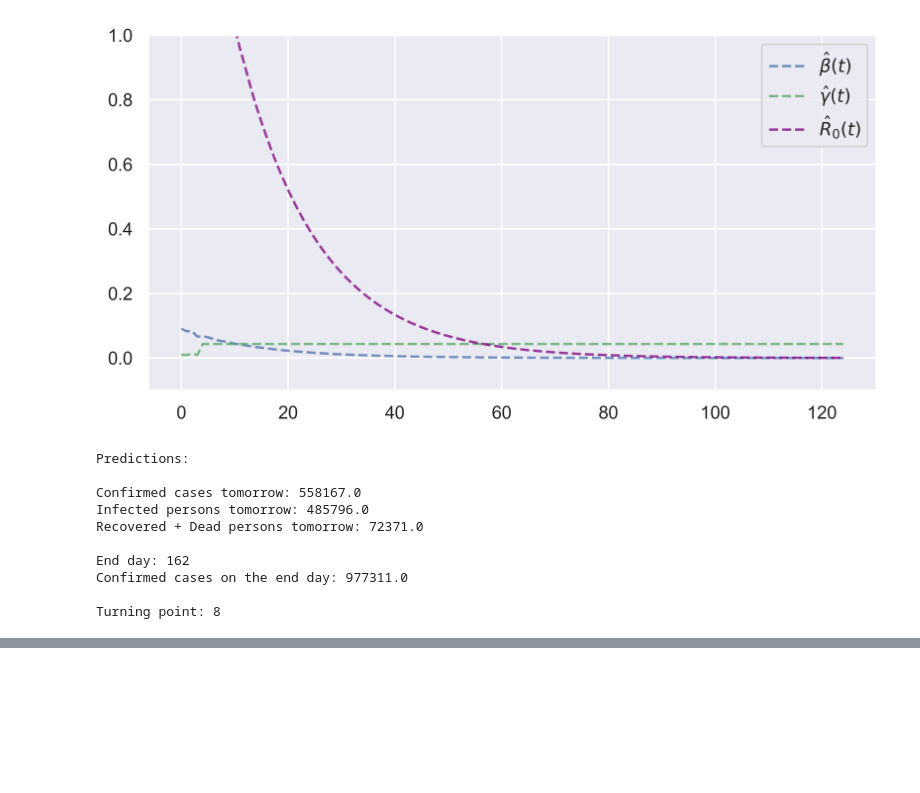
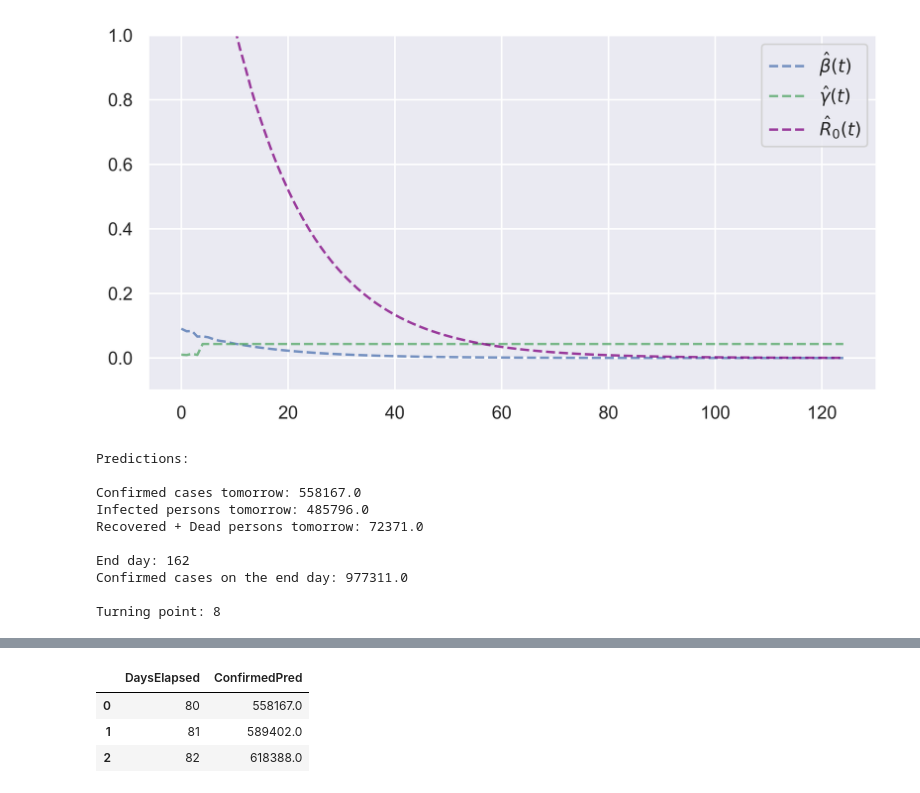
Before and after one commit to ishaandey/covid-19, a Jupyter notebook: SIR_time_dependent_US.ipynb, the cells around one changed output, grey strips where cells are left out. Saved outputs shown, nothing was run; the diff lists cells and outputs as text; code cells hidden in the pictures; blank space fills up the shorter version.

```diff
--- a/SIR_time_dependent_US.ipynb
+++ b/SIR_time_dependent_US.ipynb
@@ -261,0 +262,13 @@ fig.show(warn=False)
+# %%
+days = 3
+preds = pd.DataFrame({'DaysElapsed':80+np.arange(days),
+                      'InfectedPred': np.rint(X_predict[1:days+1]),
+                      'RecoveredPred': np.rint(R_predict[1:days+1]),
+                     })
+preds['ConfirmedPred'] = preds.InfectedPred + preds.RecoveredPred
+preds[['DaysElapsed','ConfirmedPred']]
+# %% [output]
+|  | DaysElapsed | ConfirmedPred |
+| 0 | 80 | 558167.0 |
+| 1 | 81 | 589402.0 |
+| 2 | 82 | 618388.0 |
```
Also changed, not shown: parts of 1 cell of this notebook, 1 other file.
